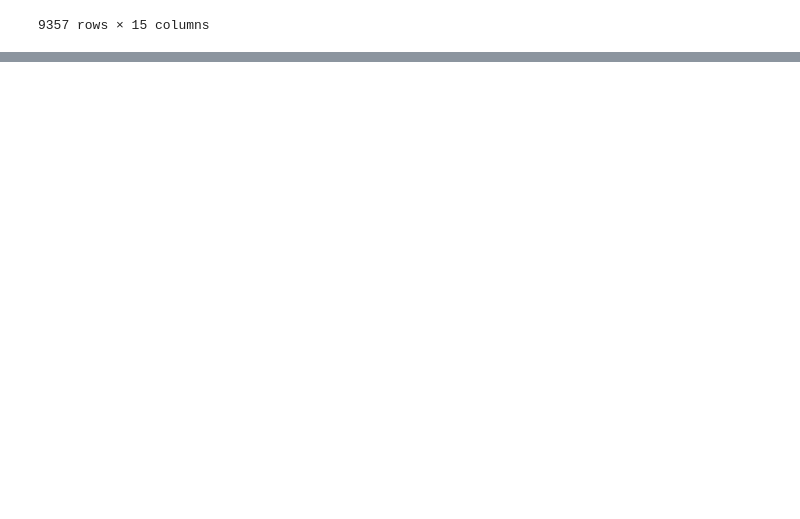
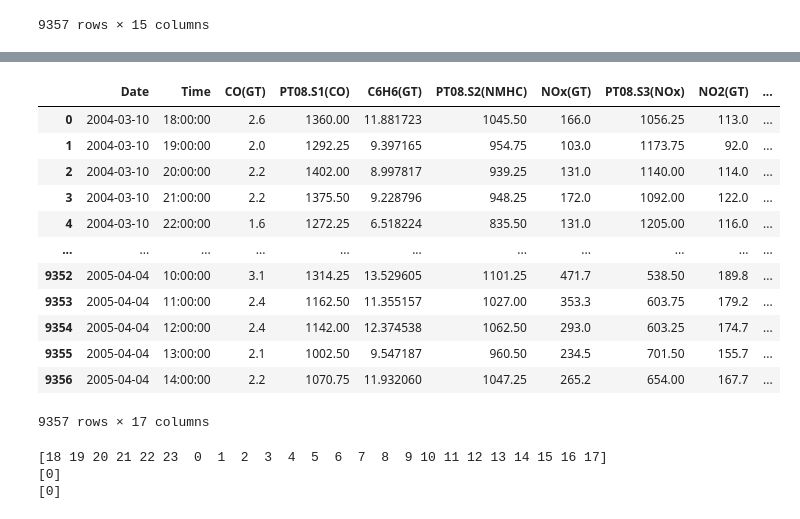
Before and after one commit to Andrews-Pixel/Air_quality-Repo, a Jupyter notebook: Air_quality.ipynb, the cells around one changed output, grey strips where cells are left out. Drawn from its saved outputs; the diff is of its cells as text; code cells hidden in the pictures; blank space fills up the shorter version.

```diff
--- a/Air_quality.ipynb
+++ b/Air_quality.ipynb
@@ -29,0 +95,2 @@ df
+# %%
+air_quality.replace(-200,np.nan,inplace=True)
@@ -29,0 +136,2 @@ df
+# %%
+air_quality.drop(columns="NMHC(GT)",inplace=True)
@@ -29,0 +166,24 @@ df
+# %%
+air_quality
+# %% [output]
+|  | Date | Time | CO(GT) | PT08.S1(CO) | C6H6(GT) | PT08.S2(NMHC) | NOx(GT) | PT08.S3(NOx) | NO2(GT) | ... |
+| 0 | 2004-03-10 | 18:00:00 | 2.6 | 1360.00 | 11.881723 | 1045.50 | 166.0 | 1056.25 | 113.0 | ... |
+| 1 | 2004-03-10 | 19:00:00 | 2.0 | 1292.25 | 9.397165 | 954.75 | 103.0 | 1173.75 | 92.0 | ... |
+| 2 | 2004-03-10 | 20:00:00 | 2.2 | 1402.00 | 8.997817 | 939.25 | 131.0 | 1140.00 | 114.0 | ... |
+| 3 | 2004-03-10 | 21:00:00 | 2.2 | 1375.50 | 9.228796 | 948.25 | 172.0 | 1092.00 | 122.0 | ... |
+| 4 | 2004-03-10 | 22:00:00 | 1.6 | 1272.25 | 6.518224 | 835.50 | 131.0 | 1205.00 | 116.0 | ... |
+| ... | ... | ... | ... | ... | ... | ... | ... | ... | ... | ... |
+| 9352 | 2005-04-04 | 10:00:00 | 3.1 | 1314.25 | 13.529605 | 1101.25 | 471.7 | 538.50 | 189.8 | ... |
+| 9353 | 2005-04-04 | 11:00:00 | 2.4 | 1162.50 | 11.355157 | 1027.00 | 353.3 | 603.75 | 179.2 | ... |
+| 9354 | 2005-04-04 | 12:00:00 | 2.4 | 1142.00 | 12.374538 | 1062.50 | 293.0 | 603.25 | 174.7 | ... |
+| 9355 | 2005-04-04 | 13:00:00 | 2.1 | 1002.50 | 9.547187 | 960.50 | 234.5 | 701.50 | 155.7 | ... |
+| 9356 | 2005-04-04 | 14:00:00 | 2.2 | 1070.75 | 11.932060 | 1047.25 | 265.2 | 654.00 | 167.7 | ... |
+9357 rows × 17 columns
+# %%
+print(air_quality["hour"].unique())
+print(air_quality["minute"].unique())
+print(air_quality["second"].unique())
+# %% [output]
+[18 19 20 21 22 23  0  1  2  3  4  5  6  7  8  9 10 11 12 13 14 15 16 17]
+[0]
+[0]
```
Also changed, not shown: parts of 30 cells of this notebook.
